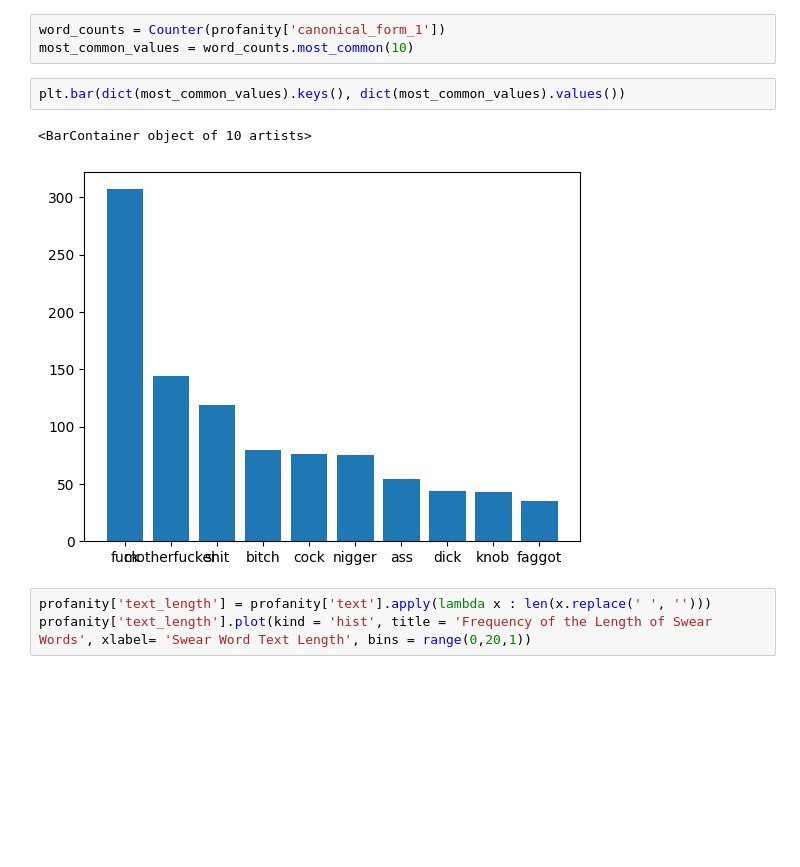
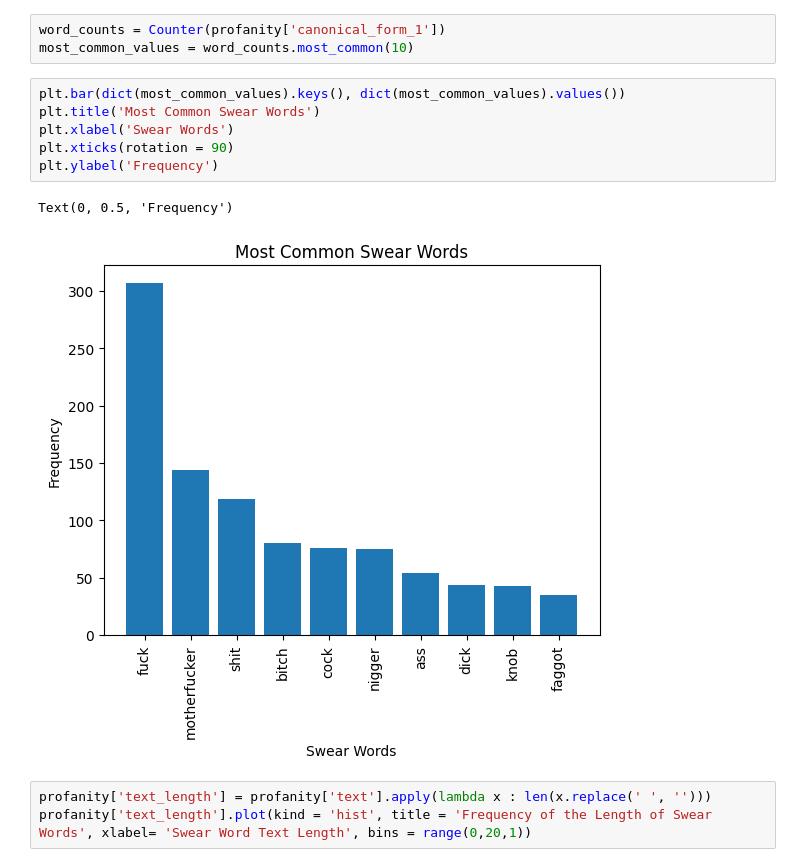
Before and after one commit to BillWang04/swear_word_analysis, a Jupyter notebook: analysis.ipynb, the cells around one changed output. Cells and saved outputs as stored; diff of their text form; blank space fills up the shorter version.

Commit message:
images uploaded

```diff
--- a/analysis.ipynb
+++ b/analysis.ipynb
@@ -67,9 +67,13 @@ word_counts = Counter(profanity['canonical_form_1'])
 most_common_values = word_counts.most_common(10)
 # %%
 plt.bar(dict(most_common_values).keys(), dict(most_common_values).values())
+plt.title('Most Common Swear Words')
+plt.xlabel('Swear Words')
+plt.xticks(rotation = 90)
+plt.ylabel('Frequency')
 # %% [output]
-<BarContainer object of 10 artists>
+Text(0, 0.5, 'Frequency')
-[figure, old version]
+[figure, new version]
 # %%
 profanity['text_length'] = profanity['text'].apply(lambda x : len(x.replace(' ', '')))
 profanity['text_length'].plot(kind = 'hist', title = 'Frequency of the Length of Swear Words', xlabel= 'Swear Word Text Length', bins = range(0,20,1))
```
Also changed, not shown: parts of 2 cells of this notebook, 15 other files.
